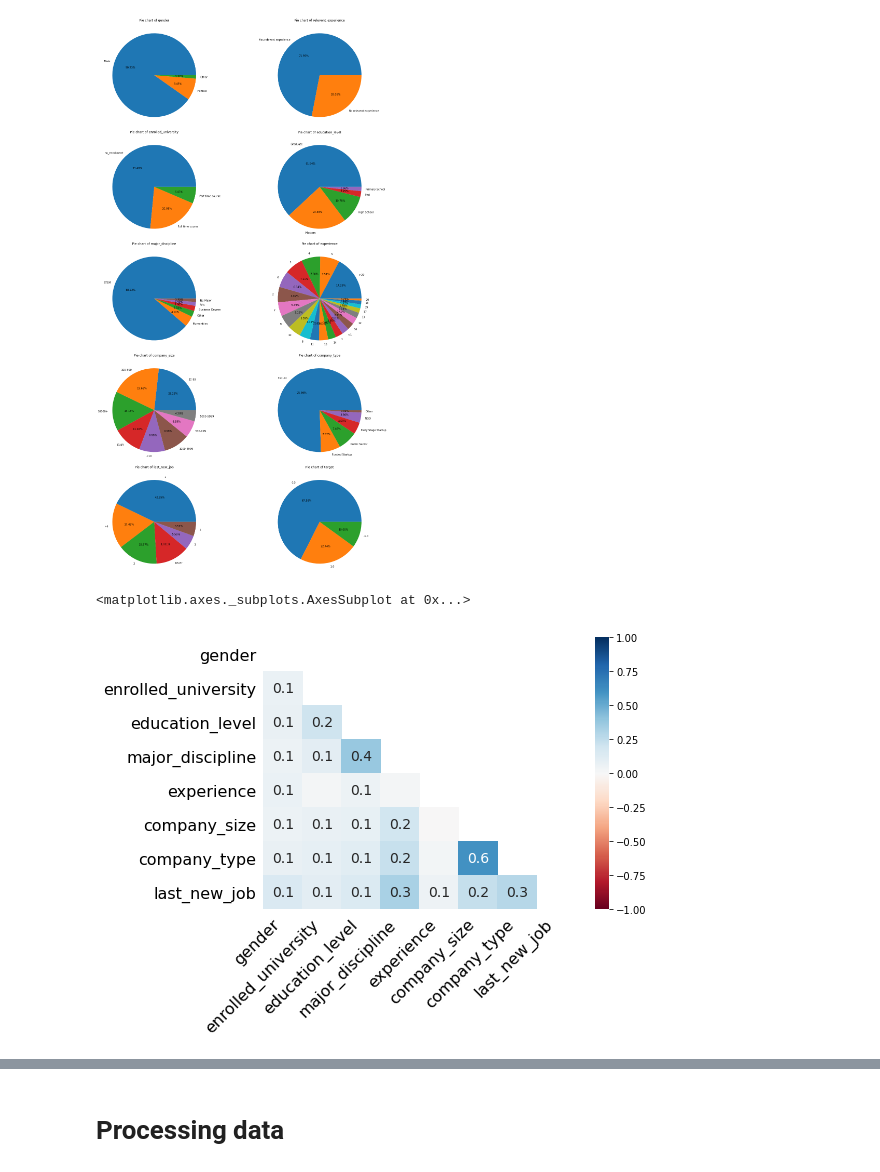
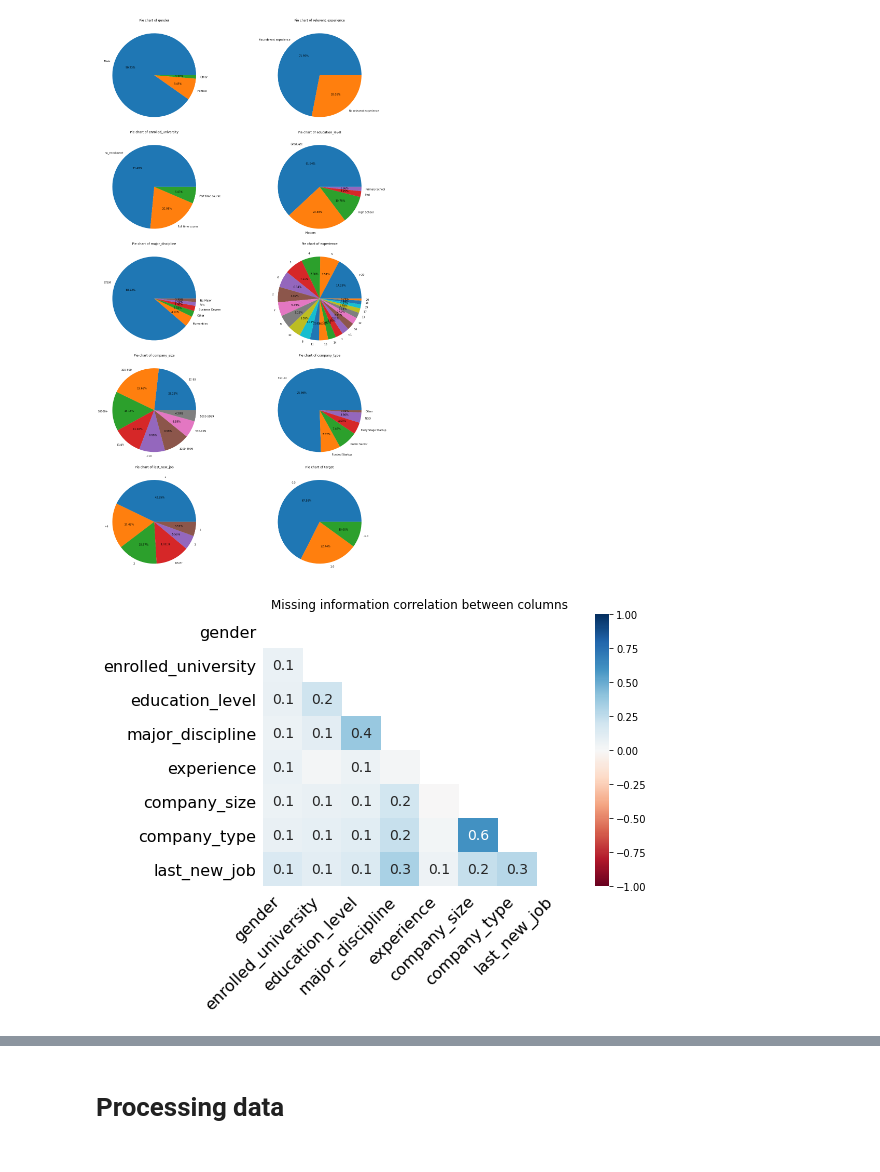
Before and after one commit to MooNight009/ColabProjects, a Jupyter notebook: HR_Analytics_Job_Change_of_Data_Scientists.ipynb, the cells around one changed output, grey strips where cells are left out. Cells and saved outputs as stored; diff of their text form; code cells hidden in the pictures.

Commit message:
Updated graphs

```diff
--- a/HR_Analytics_Job_Change_of_Data_Scientists.ipynb
+++ b/HR_Analytics_Job_Change_of_Data_Scientists.ipynb
@@ -130,7 +130,8 @@ plt.show()
 # %%
 # A heatmap to see correlation between columns in regard to missing info
 import missingno
 missingno.heatmap(df_pre, figsize= (7, 5))
+plt.title('Missing information correlation between columns')
+plt.show()
 # %% [output]
-<matplotlib.axes._subplots.AxesSubplot at 0x...>
-[figure, old version]
+[figure, new version]
```
Also changed, not shown: parts of 1 cell of this notebook.
